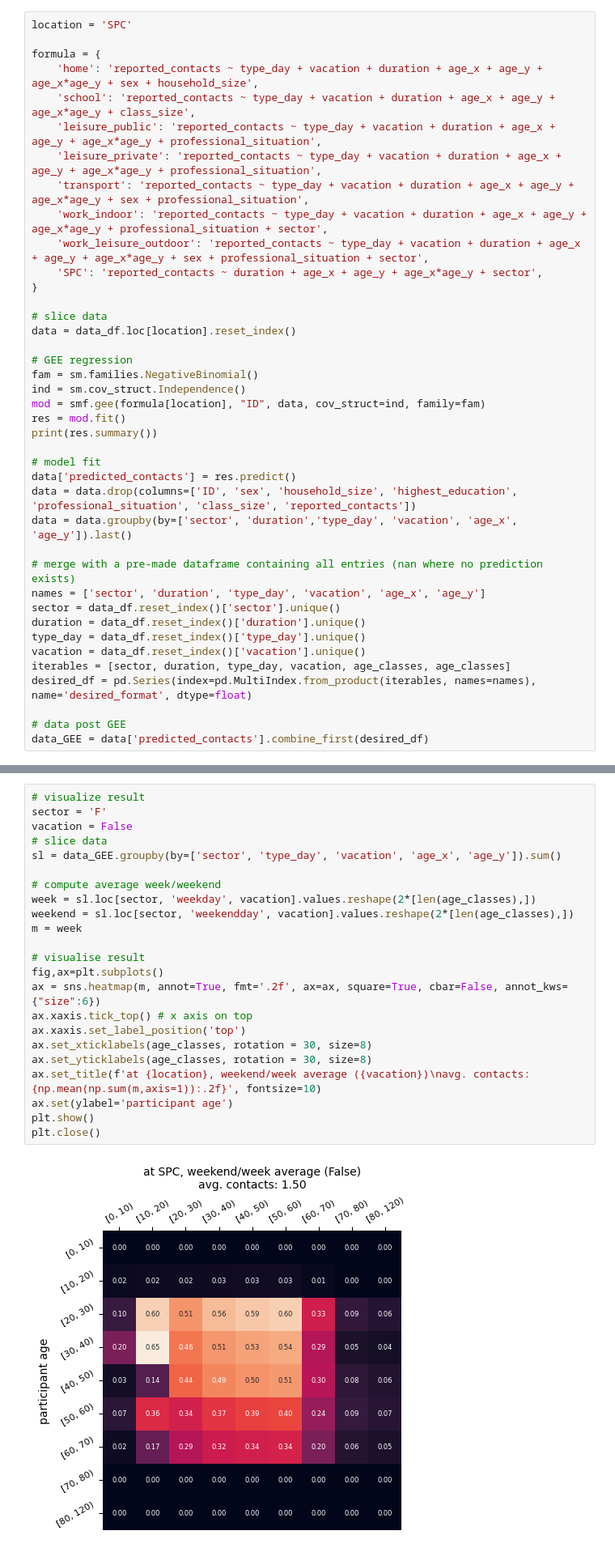
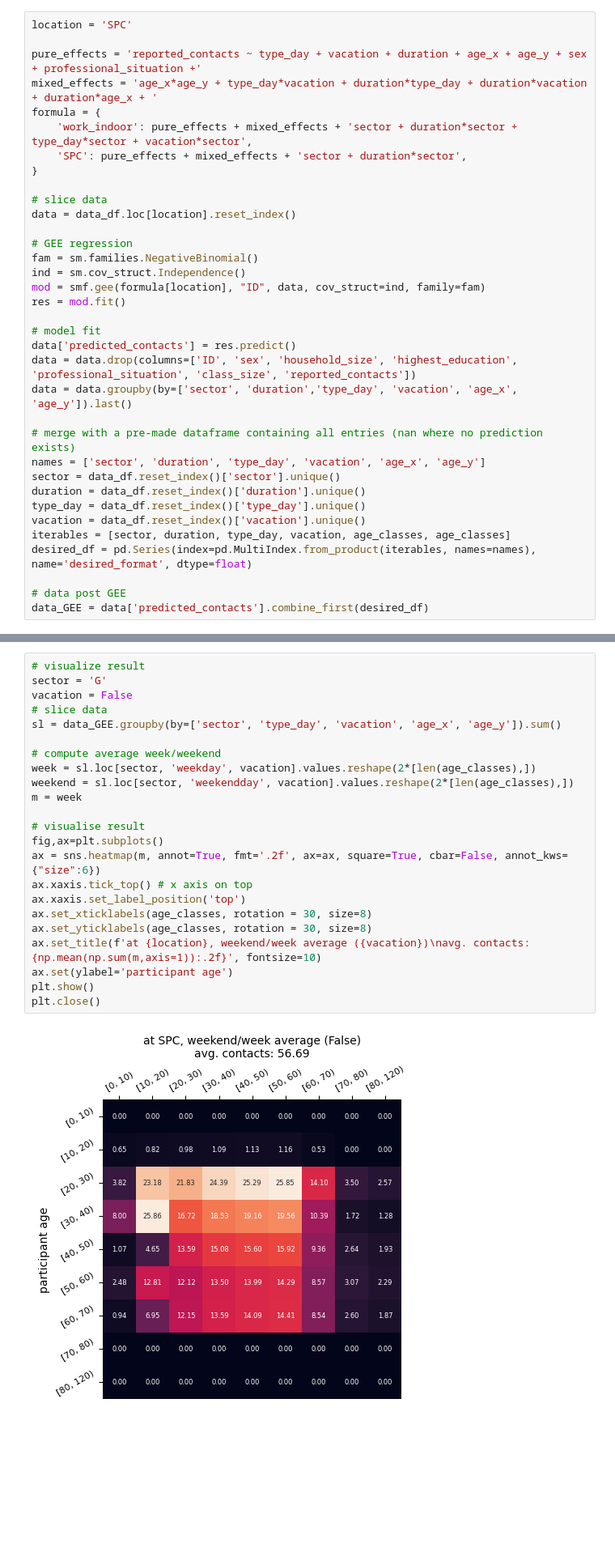
Before and after one commit to twallema/pyIEEM, a Jupyter notebook: data/raw/epi/contacts/matrices/FR/format_contacts.ipynb, the cells around one changed output, grey strips where cells are left out. Shown at 81% size. Saved outputs shown, nothing was run; the diff lists cells and outputs as text; blank space fills up the shorter version.

```diff
--- a/data/raw/epi/contacts/matrices/FR/format_contacts.ipynb
+++ b/data/raw/epi/contacts/matrices/FR/format_contacts.ipynb
@@ -155,15 +213,11 @@ plt.close()
 # %%
 location = 'SPC'
 
+pure_effects = 'reported_contacts ~ type_day + vacation + duration + age_x + age_y + sex + professional_situation +'
+mixed_effects = 'age_x*age_y + type_day*vacation + duration*type_day + duration*vacation + duration*age_x + '
 formula = {
-    'home': 'reported_contacts ~ type_day + vacation + duration + age_x + age_y + age_x*age_y + sex + household_size',
-    'school': 'reported_contacts ~ type_day + vacation + duration + age_x + age_y + age_x*age_y + class_size',
-    'leisure_public': 'reported_contacts ~ type_day + vacation + duration + age_x + age_y + age_x*age_y + professional_situation',
-    'leisure_private': 'reported_contacts ~ type_day + vacation + duration + age_x + age_y + age_x*age_y + professional_situation',
-    'transport': 'reported_contacts ~ type_day + vacation + duration + age_x + age_y + age_x*age_y + sex + professional_situation',
-    'work_indoor': 'reported_contacts ~ type_day + vacation + duration + age_x + age_y + age_x*age_y + professional_situation + sector',
-    'work_leisure_outdoor': 'reported_contacts ~ type_day + vacation + duration + age_x + age_y + age_x*age_y + sex + professional_situation + sector',
-    'SPC': 'reported_contacts ~ duration + age_x + age_y + age_x*age_y + sector',
+    'work_indoor': pure_effects + mixed_effects + 'sector + duration*sector + type_day*sector + vacation*sector',
+    'SPC': pure_effects + mixed_effects + 'sector + duration*sector',
 }
 
 # slice data
@@ -174,7 +228,6 @@ fam = sm.families.NegativeBinomial()
 ind = sm.cov_struct.Independence()
 mod = smf.gee(formula[location], "ID", data, cov_struct=ind, family=fam)
 res = mod.fit()
-print(res.summary())
 
 # model fit
 data['predicted_contacts'] = res.predict()
@@ -213,28 +278,28 @@ Centered skew:                39.6540   Centered kurtosis:           3063.3678
 # %%
 # visualize result
-sector = 'F'
+sector = 'G'
 vacation = False
 # slice data
 sl = data_GEE.groupby(by=['sector', 'type_day', 'vacation', 'age_x', 'age_y']).sum()
 
 # compute average week/weekend
 week = sl.loc[sector, 'weekday', vacation].values.reshape(2*[len(age_classes),])
 weekend = sl.loc[sector, 'weekendday', vacation].values.reshape(2*[len(age_classes),])
 m = week
 
 # visualise result
 fig,ax=plt.subplots()
 ax = sns.heatmap(m, annot=True, fmt='.2f', ax=ax, square=True, cbar=False, annot_kws={"size":6})
 ax.xaxis.tick_top() # x axis on top
 ax.xaxis.set_label_position('top')
 ax.set_xticklabels(age_classes, rotation = 30, size=8)
 ax.set_yticklabels(age_classes, rotation = 30, size=8)
 ax.set_title(f'at {location}, weekend/week average ({vacation})\navg. contacts: {np.mean(np.sum(m,axis=1)):.2f}', fontsize=10)
 ax.set(ylabel='participant age')
 plt.show()
 plt.close()
 # %% [output]
-[figure, old version]
+[figure, new version]
 # %%
 def do_GEE(data, formula, age_classes, age_classes_intervalindex, df, degree):
     """
```
Also changed, not shown: parts of 10 cells of this notebook.
